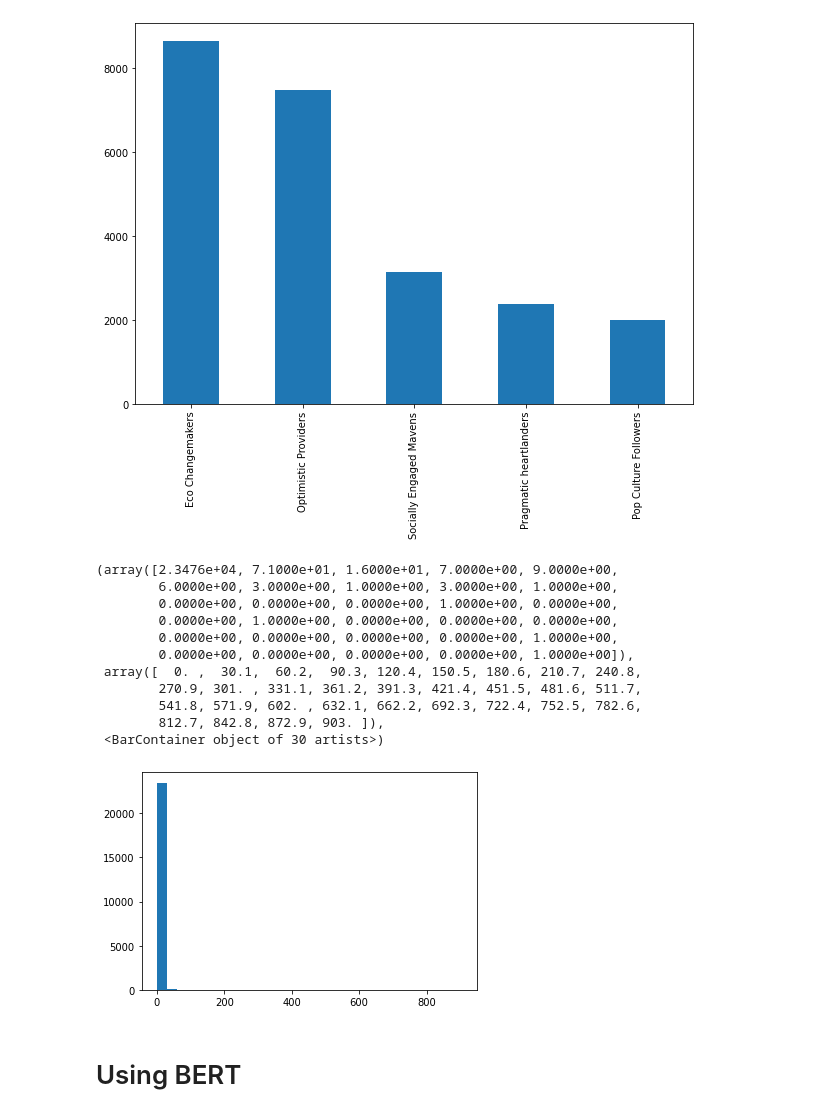
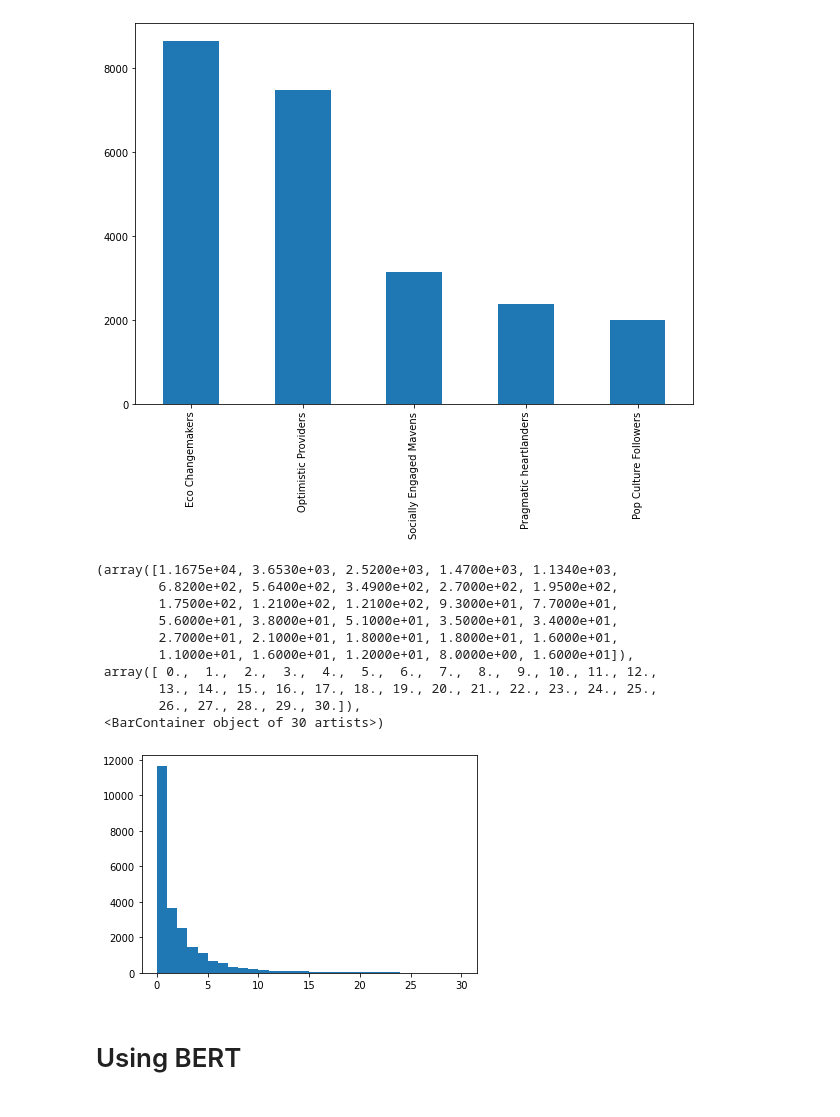
Before and after one commit to vincentleooo/synthesis-sustainability-2021, a Jupyter notebook: analysis/keyword_filtered_model.ipynb, the cells around one changed output. Saved outputs shown, nothing was run; the diff lists cells and outputs as text; code cells hidden in the pictures.

```diff
--- a/analysis/keyword_filtered_model.ipynb
+++ b/analysis/keyword_filtered_model.ipynb
@@ -52,20 +52,19 @@ ig_food.segment_name.value_counts().plot(kind='bar');
 # %% [output]
 [figure]
 # %%
-plt.hist(ig_food.post_comments[ig_food.post_comments <= 1000], bins=30)
+plt.hist(ig_food.post_comments[ig_food.post_comments <= 30], bins=30)
 # %% [output]
-(array([2.3476e+04, 7.1000e+01, 1.6000e+01, 7.0000e+00, 9.0000e+00,
-        6.0000e+00, 3.0000e+00, 1.0000e+00, 3.0000e+00, 1.0000e+00,
-        0.0000e+00, 0.0000e+00, 0.0000e+00, 1.0000e+00, 0.0000e+00,
-        0.0000e+00, 1.0000e+00, 0.0000e+00, 0.0000e+00, 0.0000e+00,
-        0.0000e+00, 0.0000e+00, 0.0000e+00, 0.0000e+00, 1.0000e+00,
-        0.0000e+00, 0.0000e+00, 0.0000e+00, 0.0000e+00, 1.0000e+00]),
- array([  0. ,  30.1,  60.2,  90.3, 120.4, 150.5, 180.6, 210.7, 240.8,
-        270.9, 301. , 331.1, 361.2, 391.3, 421.4, 451.5, 481.6, 511.7,
-        541.8, 571.9, 602. , 632.1, 662.2, 692.3, 722.4, 752.5, 782.6,
-        812.7, 842.8, 872.9, 903. ]),
+(array([1.1675e+04, 3.6530e+03, 2.5200e+03, 1.4700e+03, 1.1340e+03,
+        6.8200e+02, 5.6400e+02, 3.4900e+02, 2.7000e+02, 1.9500e+02,
+        1.7500e+02, 1.2100e+02, 1.2100e+02, 9.3000e+01, 7.7000e+01,
+        5.6000e+01, 3.8000e+01, 5.1000e+01, 3.5000e+01, 3.4000e+01,
+        2.7000e+01, 2.1000e+01, 1.8000e+01, 1.8000e+01, 1.6000e+01,
+        1.1000e+01, 1.6000e+01, 1.2000e+01, 8.0000e+00, 1.6000e+01]),
+ array([ 0.,  1.,  2.,  3.,  4.,  5.,  6.,  7.,  8.,  9., 10., 11., 12.,
+        13., 14., 15., 16., 17., 18., 19., 20., 21., 22., 23., 24., 25.,
+        26., 27., 28., 29., 30.]),
  <BarContainer object of 30 artists>)
-[figure, old version]
+[figure, new version]
 # %% [markdown]
 # Using BERT
 # %%
```
Also changed, not shown: parts of 14 cells of this notebook, 31 other files.
